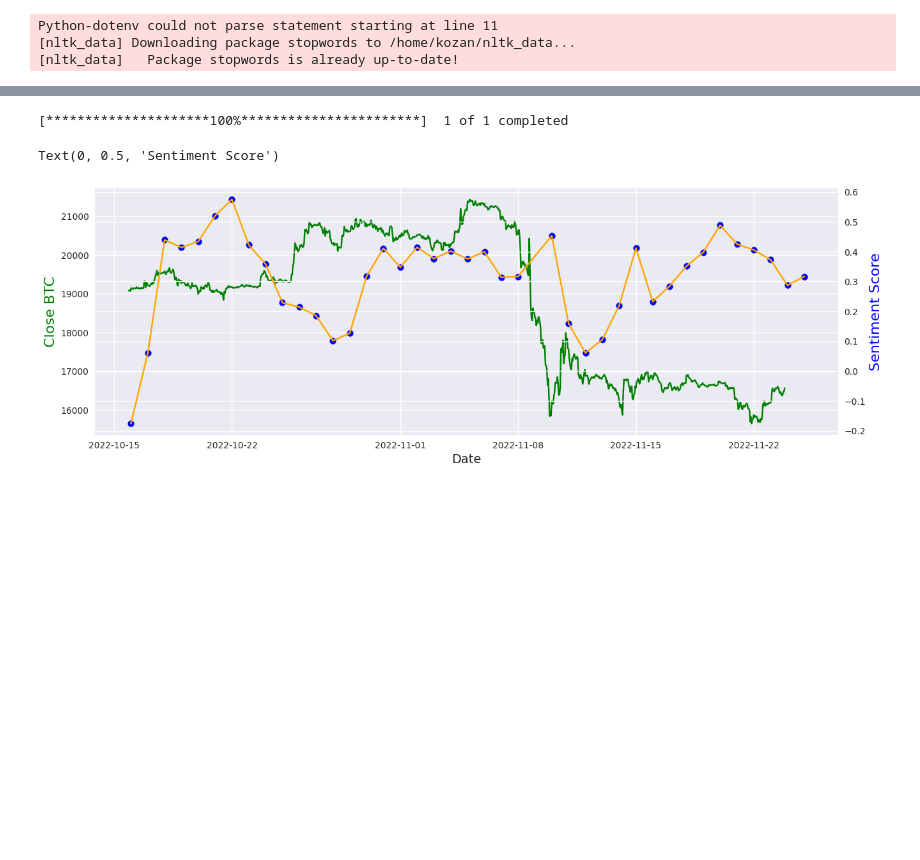
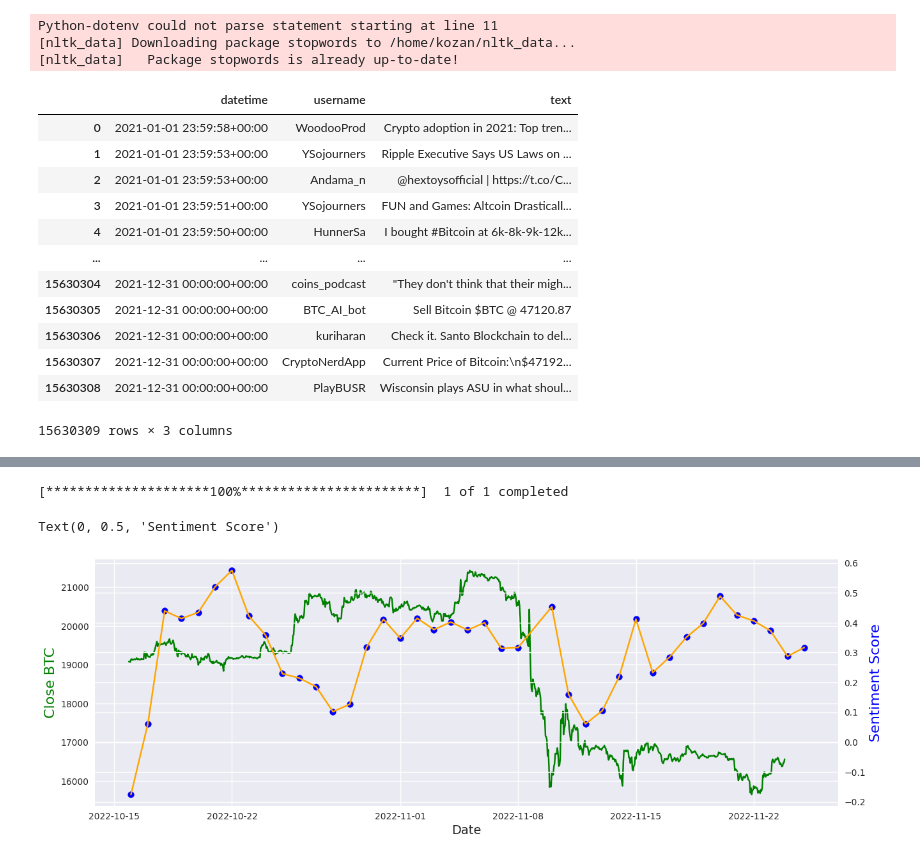
Before and after one commit to kozanakyel/KZ-Engine-Backend, a Jupyter notebook: KZ_project_setup/notebooks/twitter_sentiment_analysis_btc.ipynb, the cells around one changed output, grey strips where cells are left out. Saved outputs shown, nothing was run; the diff lists cells and outputs as text; code cells hidden in the pictures; blank space fills up the shorter version.

```diff
--- a/KZ_project_setup/notebooks/twitter_sentiment_analysis_btc.ipynb
+++ b/KZ_project_setup/notebooks/twitter_sentiment_analysis_btc.ipynb
@@ -20,3 +20,25 @@ warnings.simplefilter(action = 'ignore', category = pd.errors.PerformanceWarning
 Python-dotenv could not parse statement starting at line 11
 [nltk_data] Downloading package stopwords to /home/kozan/nltk_data...
 [nltk_data]   Package stopwords is already up-to-date!
+# %%
+chunksize = 1000000
+list_of_dataframes = []
+for df in pd.read_csv('btc_archieve/bitcoin-tweets-2021.csv', chunksize=chunksize, lineterminator='\n'):
+    list_of_dataframes.append(df)
+temp_tweets = pd.concat(list_of_dataframes)
+# %%
+temp_tweets.reset_index(drop=True)
+# %% [output]
+|  | datetime | username | text |
+| 0 | 2021-01-01 23:59:58+00:00 | WoodooProd | Crypto adoption in 2021: Top tren... |
+| 1 | 2021-01-01 23:59:53+00:00 | YSojourners | Ripple Executive Says US Laws on ... |
+| 2 | 2021-01-01 23:59:53+00:00 | Andama_n | @hextoysofficial | https://t.co/C... |
+| 3 | 2021-01-01 23:59:51+00:00 | YSojourners | FUN and Games: Altcoin Drasticall... |
+| 4 | 2021-01-01 23:59:50+00:00 | HunnerSa | I bought #Bitcoin at 6k-8k-9k-12k... |
+| ... | ... | ... | ... |
+| 15630304 | 2021-12-31 00:00:00+00:00 | coins_podcast | "They don't think that their migh... |
+| 15630305 | 2021-12-31 00:00:00+00:00 | BTC_AI_bot | Sell Bitcoin $BTC @ 47120.87 |
+| 15630306 | 2021-12-31 00:00:00+00:00 | kuriharan | Check it. Santo Blockchain to del... |
+| 15630307 | 2021-12-31 00:00:00+00:00 | CryptoNerdApp | Current Price of Bitcoin:\n$47192... |
+| 15630308 | 2021-12-31 00:00:00+00:00 | PlayBUSR | Wisconsin plays ASU in what shoul... |
+15630309 rows × 3 columns
```
Also changed, not shown: parts of 17 cells of this notebook, 2 other files.
